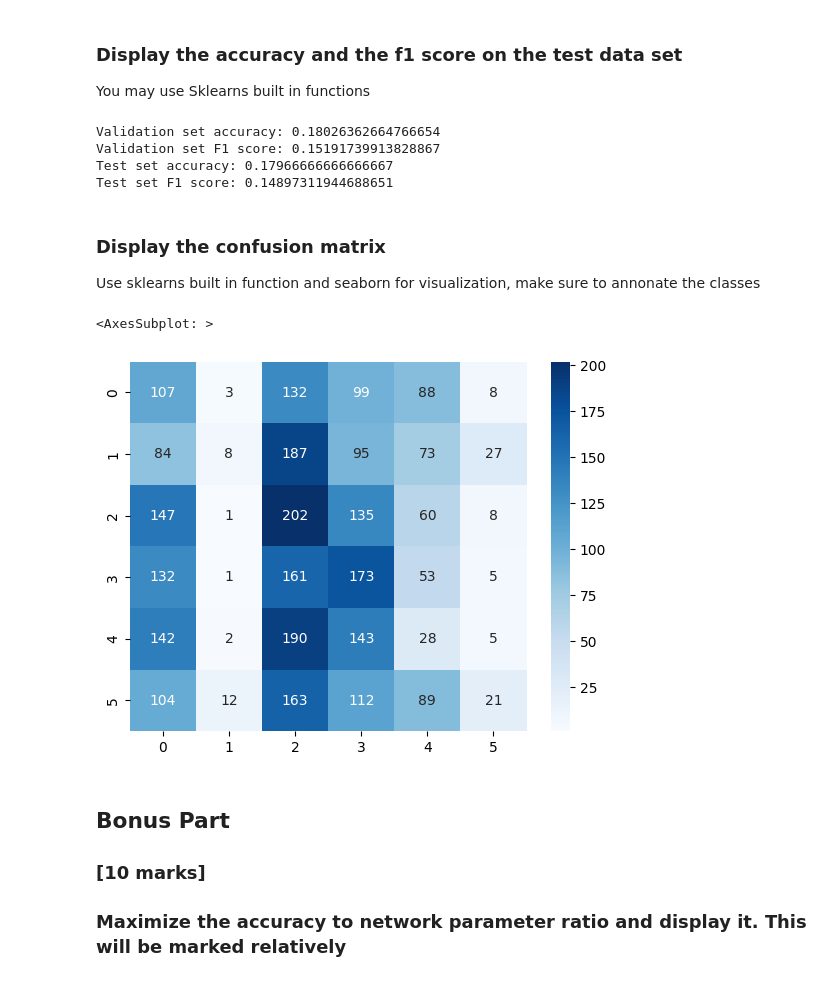
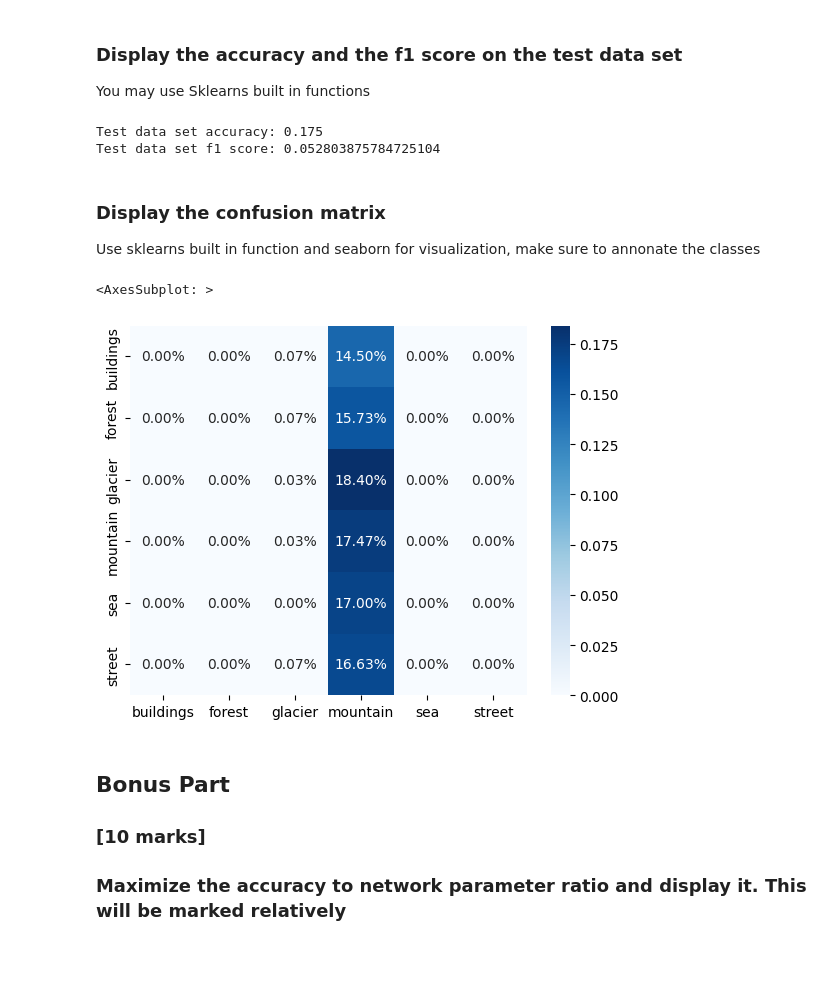
Before and after one commit to ahmed-fz11/Machine_Learning_Project3, a Jupyter notebook: GroupNumber_PA3.ipynb, the cells around one changed output. Saved outputs shown, nothing was run; the diff lists cells and outputs as text; code cells hidden in the pictures.

```diff
--- a/GroupNumber_PA3.ipynb
+++ b/GroupNumber_PA3.ipynb
@@ -224,28 +173,19 @@ You may use Sklearns built in functions
 # %%
 
 #code here
-# evaluate on validation set
-X_val = np.array(X_val)
-X_val_2d = np.reshape(X_val, (X_val.shape[0], X_val.shape[1]*X_val.shape[2]))
-val_preds = clf.predict(X_val_2d)
-val_acc = accuracy_score(y_val, val_preds)
-val_f1 = f1_score(y_val, val_preds, average='weighted')
-print("Validation set accuracy:", val_acc)
-print("Validation set F1 score:", val_f1)
 
-# evaluate on test set
-images_test = np.array(images_test)
-images_test_2d = np.reshape(images_test, (images_test.shape[0], images_test.shape[1]*images_test.shape[2]))
-test_preds = clf.predict(images_test_2d)
-test_acc = accuracy_score(labels_test, test_preds)
-test_f1 = f1_score(labels_test, test_preds, average='weighted')
-print("Test set accuracy:", test_acc)
-print("Test set F1 score:", test_f1)
+#evaluating on test data set
+images_test = np.array(images_test).reshape(len(images_test), -1)
+test_preds = clf.predict(images_test)
+test_acc_score = accuracy_score(labels_test, test_preds)
+test_f1_score = f1_score(labels_test, test_preds, average='weighted')
+
+#scores
+print("Test data set accuracy:", test_acc_score)
+print("Test data set f1 score:", test_f1_score)
 # %% [output]
-Validation set accuracy: 0.18026362664766654
-Validation set F1 score: 0.15191739913828867
-Test set accuracy: 0.17966666666666667
-Test set F1 score: 0.14897311944688651
+Test data set accuracy: 0.175
+Test data set f1 score: 0.052803875784725104
 # %% [markdown]
 ### Display the confusion matrix
 
@@ -253,12 +193,12 @@ Use sklearns built in function and seaborn for visualization, make sure to annon
 # %%
 
 #code here
 # display confusion matrix
-cm = confusion_matrix(labels_test, test_preds)
-sns.heatmap(cm, annot=True, fmt='g', cmap='Blues', xticklabels=label_enc.classes_, yticklabels=label_enc.classes_)
+cf_matrix = confusion_matrix(labels_test, test_preds)
+sns.heatmap(cf_matrix/np.sum(cf_matrix), annot=True,fmt='.2%', cmap='Blues', xticklabels=le.classes_, yticklabels=le.classes_)
 # %% [output]
 <AxesSubplot: >
-[figure, old version]
+[figure, new version]
 # %% [markdown]
 ## Bonus Part
 ### [10 marks]
```
Also changed, not shown: parts of 9 cells of this notebook.
